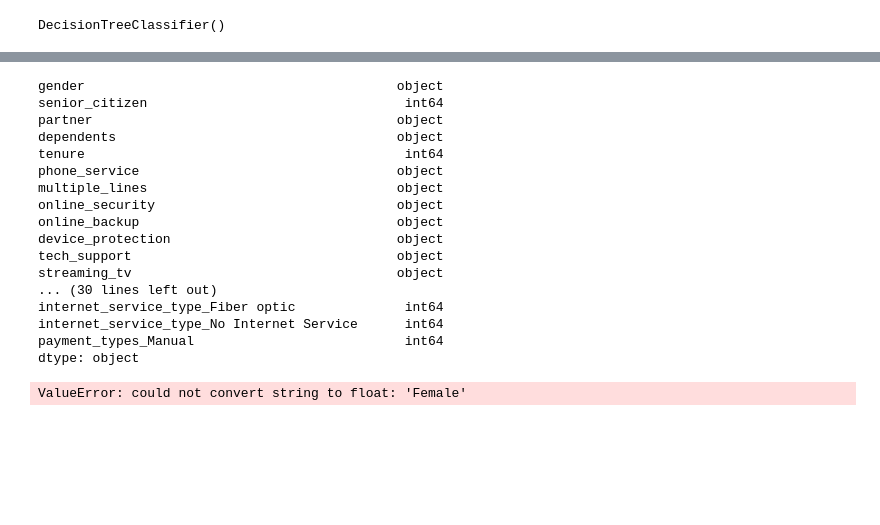
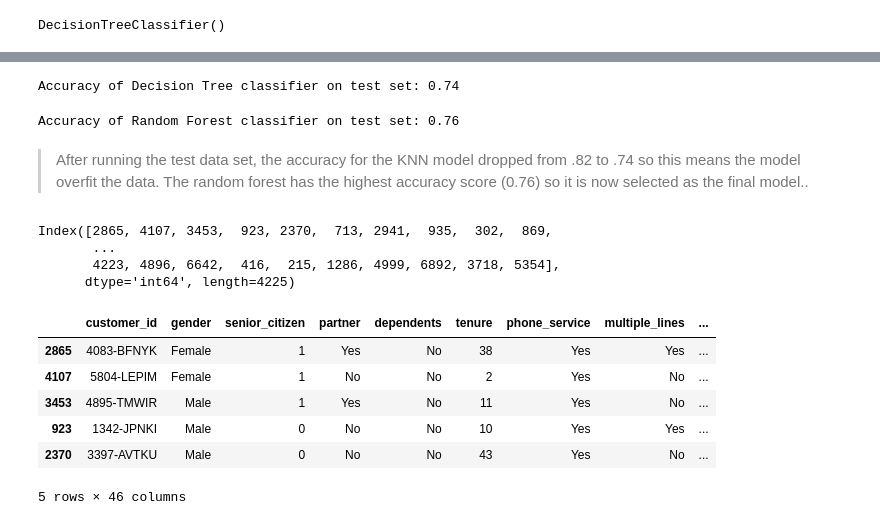
Before and after one commit to RyanPoole85/telco_classification_project, a Jupyter notebook: classification_project_draft.ipynb, the cells around one changed output, grey strips where cells are left out. Drawn from its saved outputs; the diff is of its cells as text; code cells hidden in the pictures; blank space fills up the shorter version.

```diff
--- a/classification_project_draft.ipynb
+++ b/classification_project_draft.ipynb
@@ -721,26 +1438,33 @@ DecisionTreeClassifier()
+# %%
+#printing my decision tree score with test data set
+
+print('Accuracy of Decision Tree classifier on test set: {:.2f}'
+     .format(tree1.score(X_test, y_test)))
+# %% [output]
+Accuracy of Decision Tree classifier on test set: 0.74
+# %%
+#printing my random forest score with test data set
+
+print('Accuracy of Random Forest classifier on test set: {:.2f}'
+     .format(rf1.score(X_test, y_test)))
+# %% [output]
+Accuracy of Random Forest classifier on test set: 0.76
+# %% [markdown]
+>After running the test data set, the accuracy for the KNN model dropped from .82 to .74 so this means the model overfit the data. The random forest has the highest accuracy score (0.76) so it is now selected as the final model..
 # %%
-train.dtypes
+train.index
 # %% [output]
-gender                                        object
-senior_citizen                                 int64
-partner                                       object
-dependents                                    object
-tenure                                         int64
-phone_service                                 object
-multiple_lines                                object
-online_security                               object
-online_backup                                 object
-device_protection                             object
-tech_support                                  object
-streaming_tv                                  object
-... (30 lines left out)
-internet_service_type_Fiber optic              int64
-internet_service_type_No Internet Service      int64
-payment_types_Manual                           int64
-dtype: object
+Index([2865, 4107, 3453,  923, 2370,  713, 2941,  935,  302,  869,
+       ...
+       4223, 4896, 6642,  416,  215, 1286, 4999, 6892, 3718, 5354],
+      dtype='int64', length=4225)
-# %%
-#fitting the object
-
-tree.fit(X_train, y_train)
-# %% [output]
-ValueError: could not convert string to float: 'Female'
+# %%
+train.head()
+# %% [output]
+|  | customer_id | gender | senior_citizen | partner | dependents | tenure | phone_service | multiple_lines | ... |
+| 2865 | 4083-BFNYK | Female | 1 | Yes | No | 38 | Yes | Yes | ... |
+| 4107 | 5804-LEPIM | Female | 1 | No | No | 2 | Yes | No | ... |
+| 3453 | 4895-TMWIR | Male | 1 | Yes | No | 11 | Yes | No | ... |
+| 923 | 1342-JPNKI | Male | 0 | No | No | 10 | Yes | Yes | ... |
+| 2370 | 3397-AVTKU | Male | 0 | No | No | 43 | Yes | No | ... |
+5 rows × 46 columns
```
Also changed, not shown: parts of 187 cells of this notebook.
